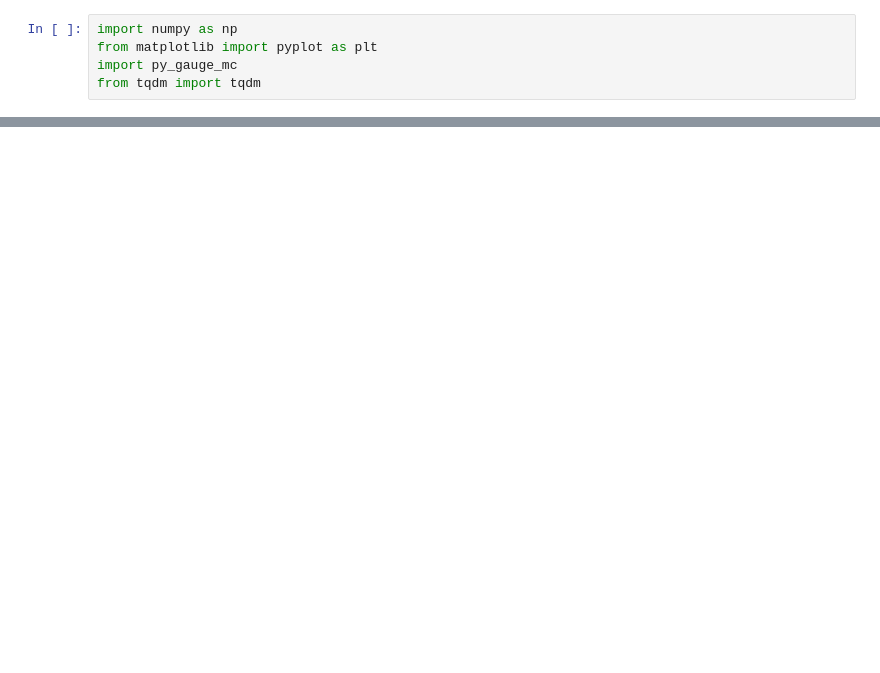
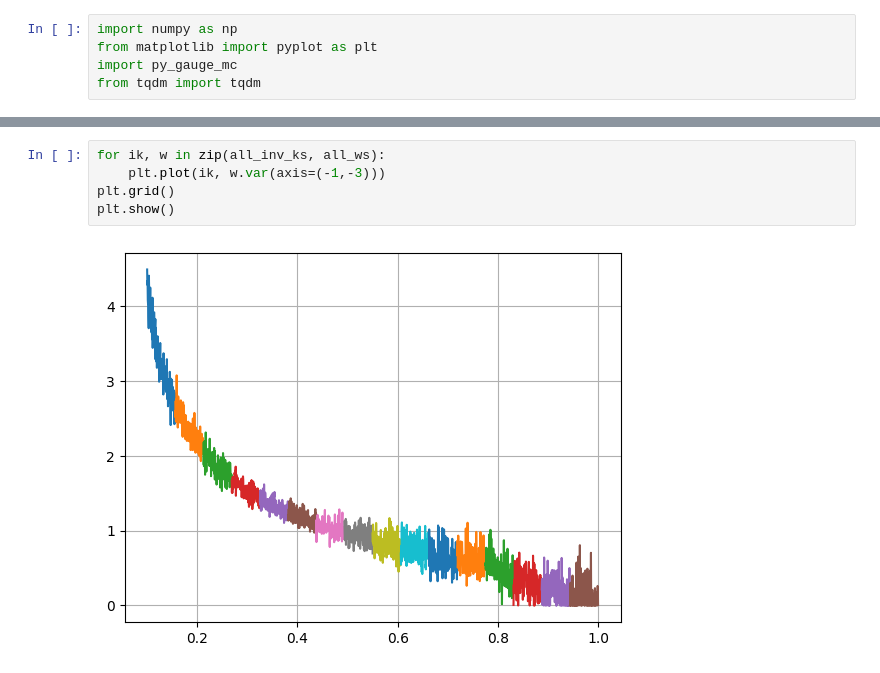
Before and after one commit to Renmusxd/PyGaugeMC, a Jupyter notebook: jupyter/Leapfrog-Test.ipynb, the cells around one changed output, grey strips where cells are left out. Saved outputs shown, nothing was run; the diff lists cells and outputs as text; blank space fills up the shorter version.

```diff
--- a/jupyter/Leapfrog-Test.ipynb
+++ b/jupyter/Leapfrog-Test.ipynb
@@ -41,0 +48,7 @@ np.array(all_ws).shape
+# %%
+for ik, w in zip(all_inv_ks, all_ws):
+    plt.plot(ik, w.var(axis=(-1,-3)))
+plt.grid()
+plt.show()
+# %% [output]
+[figure, added]
```
Also changed, not shown: parts of 5 cells of this notebook.
